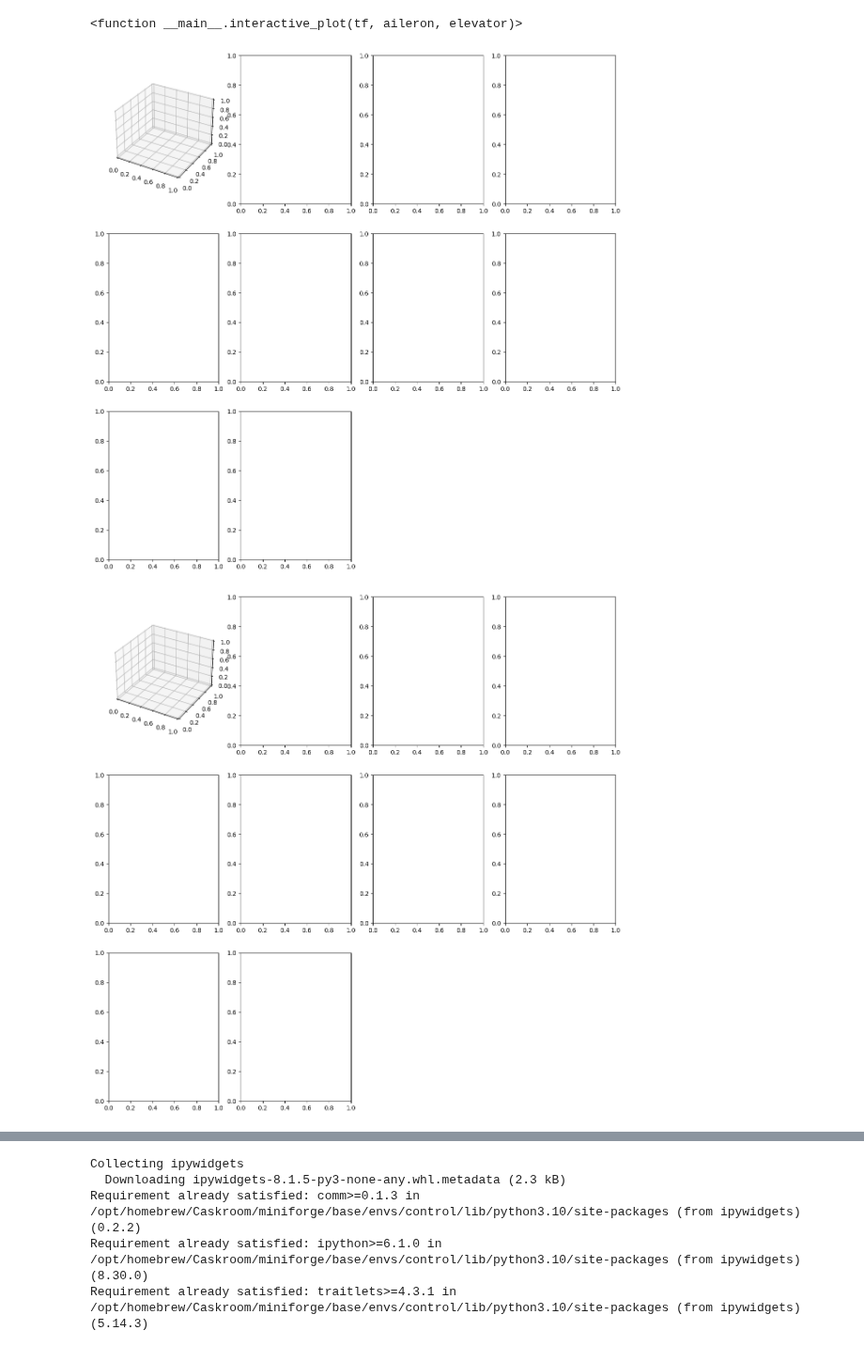
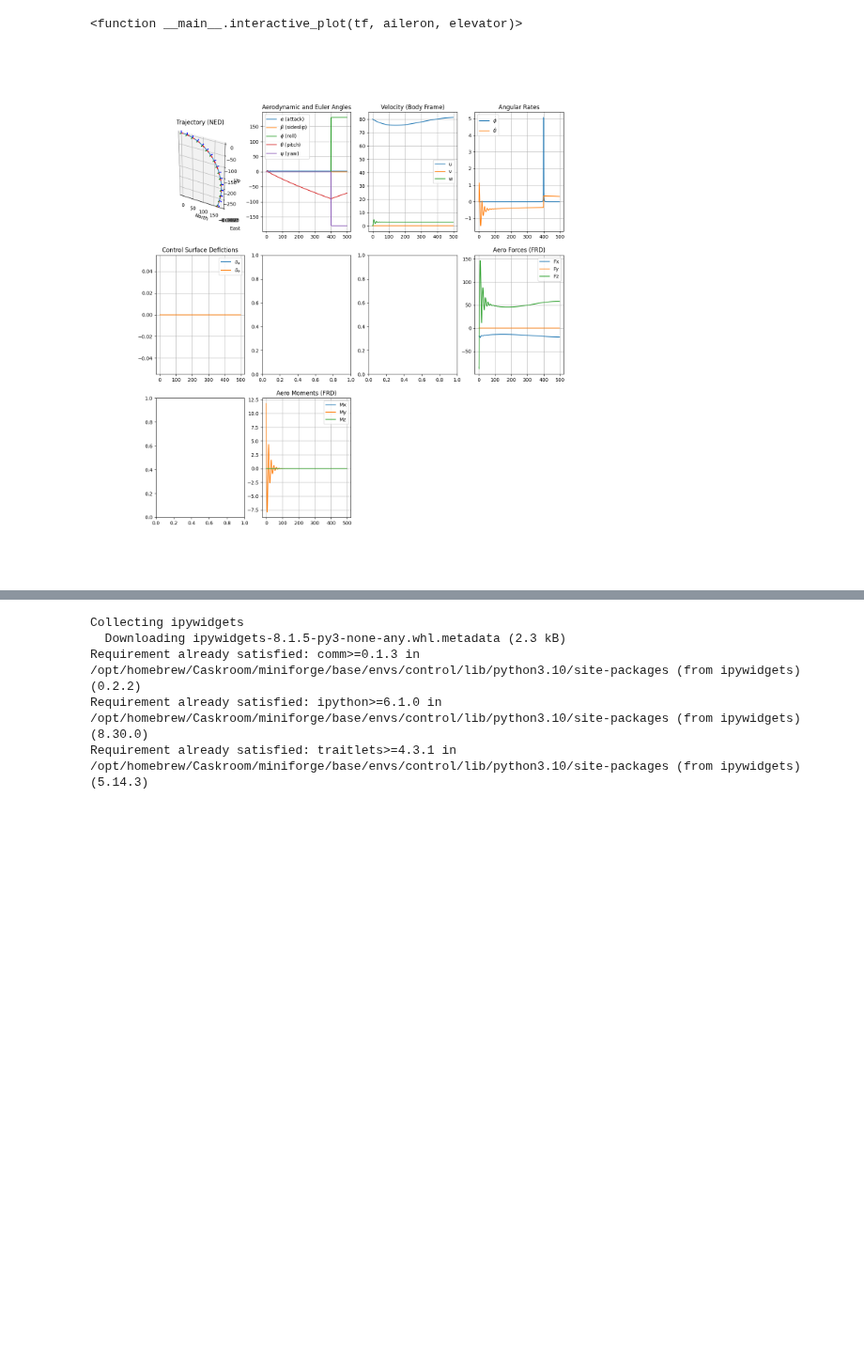
Before and after one commit to wgrosche/AIrcraft, a Jupyter notebook: src/test_dynamics.ipynb, the cells around one changed output, grey strips where cells are left out. Shown at 94% size. Saved outputs shown, nothing was run; the diff lists cells and outputs as text; code cells hidden in the pictures; blank space fills up the shorter version.

Commit message:
speedups and visualisation
issues persist with negative aileron deflections over -2. no idea why

```diff
--- a/src/test_dynamics.ipynb
+++ b/src/test_dynamics.ipynb
@@ -14,9 +14,9 @@ from IPython.display import display
 from dynamics_minimal import Aircraft, AircraftOpts, TrajectoryConfiguration
 from utils import load_model
 from liecasadi import Quaternion
-from plotting import TrajectoryPlotter
+from plotting_minimal import TrajectoryPlotter
 
-%matplotlib inline
+%matplotlib widget
 
 
 # Load required modules and configurations
@@ -33,7 +33,7 @@ aircraft = Aircraft(opts=opts)
 
 # Function to run the simulation
 def simulate_trajectory(tf, aileron, elevator, plotter):
-    dt = 0.1
+    dt = 0.01
     num_steps = int(tf / dt)
 
     # Initial conditions
@@ -47,7 +47,7 @@ def simulate_trajectory(tf, aileron, elevator, plotter):
     control[0] = aileron  # Aileron deflection
     control[1] = elevator  # Elevator deflection
 
-    dyn = aircraft.state_update
+    dyn = aircraft.state_update.expand()
     state_list = np.zeros((aircraft.num_states, num_steps))
     control_list = np.zeros((aircraft.num_controls, num_steps))
 
@@ -70,40 +70,42 @@ def simulate_trajectory(tf, aileron, elevator, plotter):
 
     with h5py.File(filepath, "a") as h5file:
         grp = h5file.create_group(f'iteration_0')
-        grp.create_dataset('state', data=state_list[:, :i + 1])
-        grp.create_dataset('control', data=control_list[:, :i + 1])
+        grp.create_dataset('state', data=state_list[:, :i - 1])
+        grp.create_dataset('control', data=control_list[:, :i - 1])
 
     # Plot the results
-    plotter = TrajectoryPlotter(aircraft)
+
     plotter.plot(filepath=filepath)
-    plt.show()
+    plt.draw()
+
+
 
 # Interactive widgets
 tf_widget = widgets.FloatSlider(value=5.0, min=1.0, max=20.0, step=0.1, description='Final Time (s)')
 aileron_widget = widgets.FloatSlider(value=2.0, min=-5.0, max=5.0, step=0.1, description='Aileron (deg)')
 elevator_widget = widgets.FloatSlider(value=2.0, min=-5.0, max=5.0, step=0.1, description='Elevator (deg)')
 simulate_button = widgets.Button(description="Run Simulation")
 
 # # Callback to run simulation
 # def on_simulate_click(change):
 #     simulate_trajectory(tf_widget.value, aileron_widget.value, elevator_widget.value, plotter=plotter)
 
 # simulate_button.on_click(on_simulate_click)
 
 # # Display the widgets
 # display(tf_widget, aileron_widget, elevator_widget, simulate_button)
+plotter = TrajectoryPlotter(aircraft)
+def interactive_plot(tf, aileron, elevator):
 
-def interactive_plot(tf, aileron, elevator):
     simulate_trajectory(tf, aileron, elevator, plotter)
 
 interact(
     interactive_plot,
     tf=widgets.FloatSlider(min=1.0, max=20.0, step=0.1, value=5.0),
     aileron=widgets.FloatSlider(min=-5, max=5.0, step=0.1, value=0.0),
     elevator=widgets.FloatSlider(min=-5.0, max=5.0, step=0.1, value=0.0)
 )
 # %% [output]
 interactive(children=(FloatSlider(value=5.0, description='tf', max=20.0, min=1.0), FloatSlider(value=0.0, desc…
 <function __main__.interactive_plot(tf, aileron, elevator)>
-[figure, old version]
+[figure, new version]
-[figure, removed]
```
Also changed, not shown: parts of 1 cell of this notebook, 6 other files.
